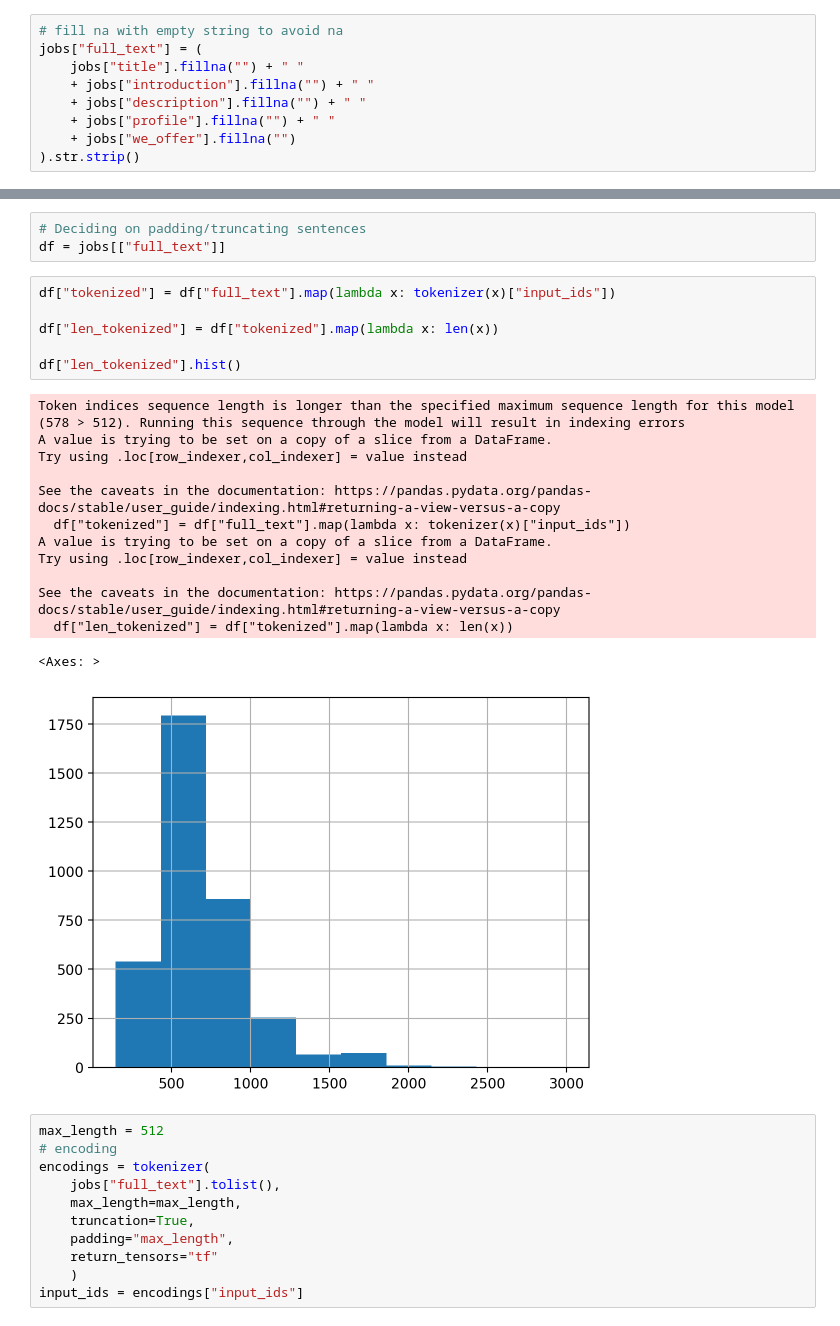
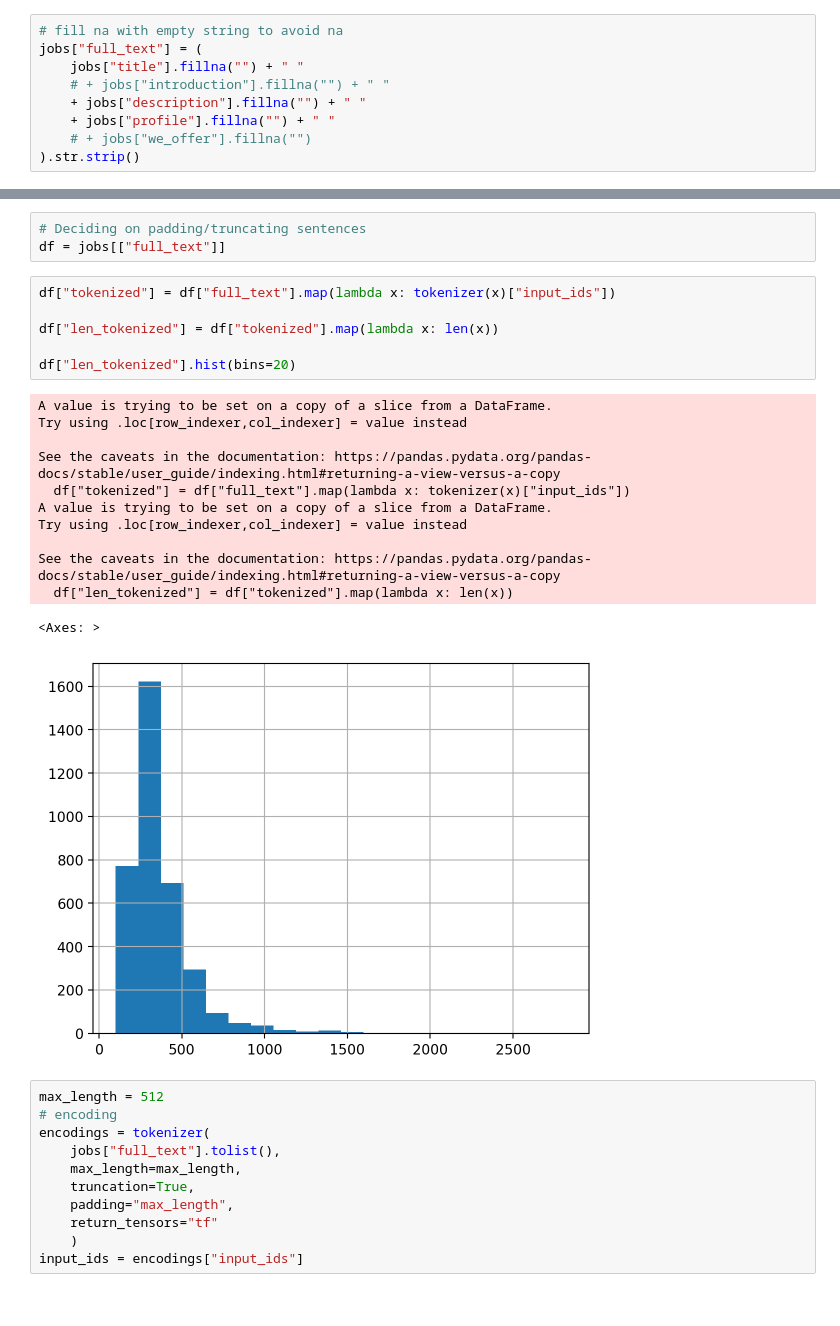
Before and after one commit to tim-hilde/salary_ranges, a Jupyter notebook: notebooks/tim-hilde_01.ipynb, the cells around one changed output, grey strips where cells are left out. Drawn from its saved outputs; the diff is of its cells as text.

```diff
--- a/notebooks/tim-hilde_01.ipynb
+++ b/notebooks/tim-hilde_01.ipynb
@@ -40,10 +40,10 @@ dtype: int64
 # fill na with empty string to avoid na
 jobs["full_text"] = (
     jobs["title"].fillna("") + " "
-    + jobs["introduction"].fillna("") + " "
+    # + jobs["introduction"].fillna("") + " "
     + jobs["description"].fillna("") + " "
     + jobs["profile"].fillna("") + " "
-    + jobs["we_offer"].fillna("")
+    # + jobs["we_offer"].fillna("")
 ).str.strip()
 # %%
 jobs.isna().sum()
@@ -97,23 +97,22 @@ df = jobs[["full_text"]]
 # %%
 df["tokenized"] = df["full_text"].map(lambda x: tokenizer(x)["input_ids"])
 
 df["len_tokenized"] = df["tokenized"].map(lambda x: len(x))
 
-df["len_tokenized"].hist()
+df["len_tokenized"].hist(bins=20)
 # %% [output]
-Token indices sequence length is longer than the specified maximum sequence length for this model (578 > 512). Running this sequence through the model will result in indexing errors
 A value is trying to be set on a copy of a slice from a DataFrame.
 Try using .loc[row_indexer,col_indexer] = value instead
 
 See the caveats in the documentation: https://pandas.pydata.org/pandas-docs/stable/user_guide/indexing.html#returning-a-view-versus-a-copy
   df["tokenized"] = df["full_text"].map(lambda x: tokenizer(x)["input_ids"])
 A value is trying to be set on a copy of a slice from a DataFrame.
 Try using .loc[row_indexer,col_indexer] = value instead
 
 See the caveats in the documentation: https://pandas.pydata.org/pandas-docs/stable/user_guide/indexing.html#returning-a-view-versus-a-copy
   df["len_tokenized"] = df["tokenized"].map(lambda x: len(x))
 <Axes: >
-[figure, old version]
+[figure, new version]
 # %%
 max_length = 512
 # encoding
```
Also changed, not shown: parts of 2 cells of this notebook.
